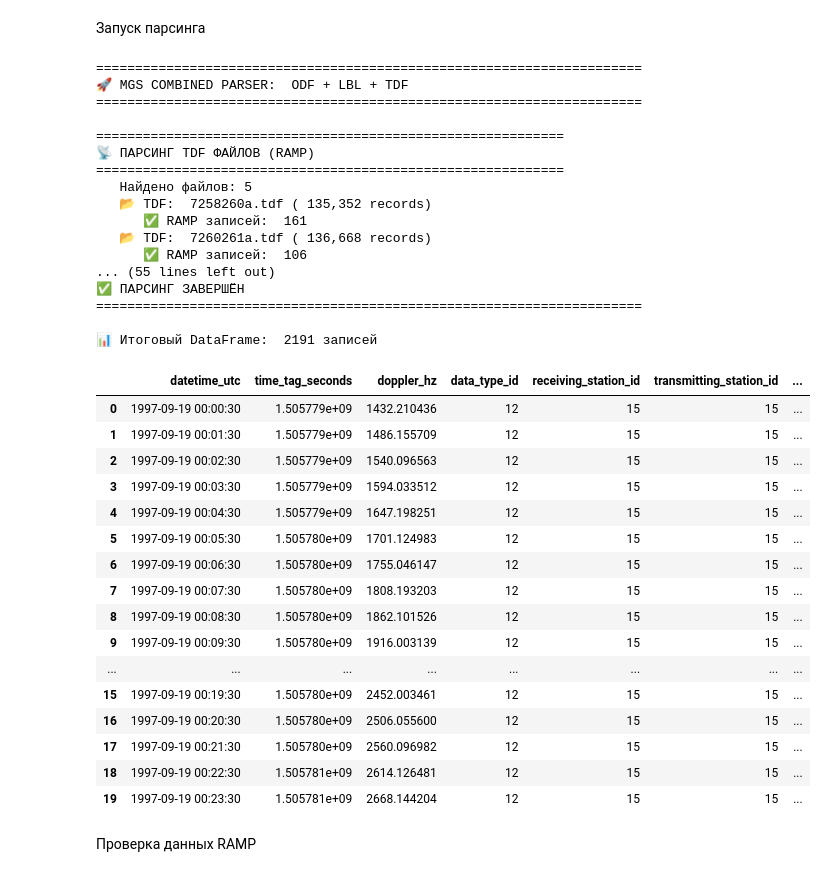
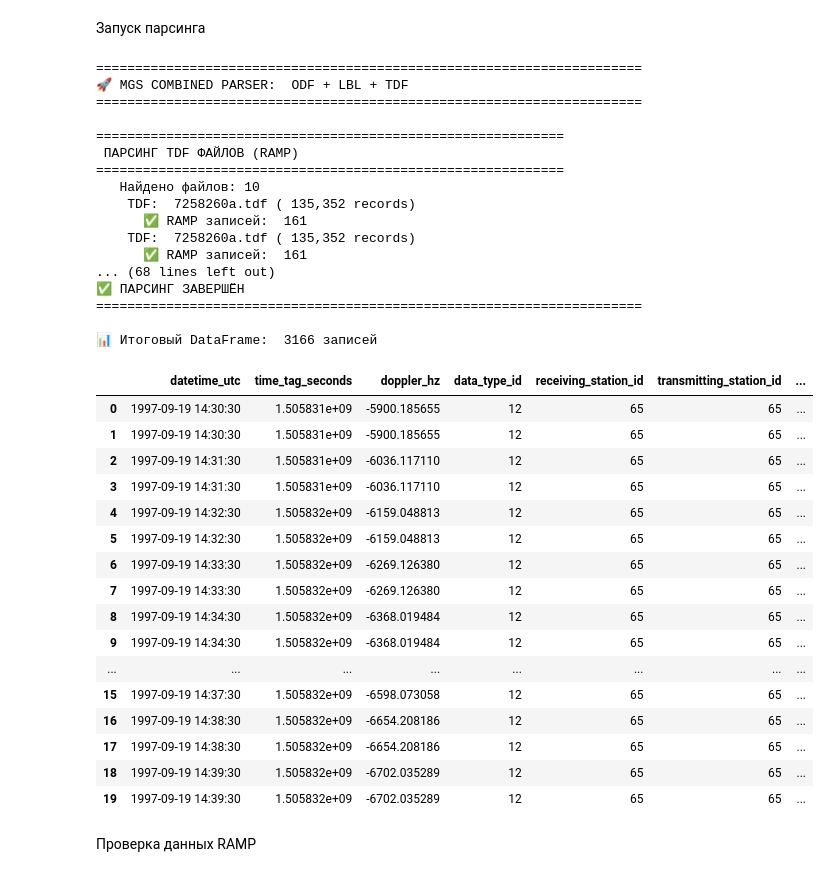
Before and after one commit to nikitakozmin/spacecraft_orbit-clarification, a Jupyter notebook: parser.ipynb, the cells around one changed output. Cells and saved outputs as stored; diff of their text form; code cells hidden in the pictures.

```diff
--- a/parser.ipynb
+++ b/parser.ipynb
@@ -568,56 +568,58 @@ parser = MGSCombinedParser(verbose=True)
 
 # Папки с данными
 ODF_FOLDER = "input_data"        # ODF и LBL файлы
 TDF_FOLDER = "input_data"        # TDF файлы (можно ту же папку)
 OUTPUT_FILE = "output_data/mgs_doppler_with_ramp.csv"
 
 # Парсим всё!
 # date_filter=(19, 20) — берём только 19-20 сентября
 df_result = parser.parse_all(
     odf_folder=ODF_FOLDER,
     tdf_folder=TDF_FOLDER,
     date_filter=(19, 20),  # Ваши даты
+    hour_start_first_day=14,
+    minute_start_first_hour=30,
     output_file=OUTPUT_FILE
 )
 
 # Смотрим результат
 print(f"\n📊 Итоговый DataFrame:  {len(df_result)} записей")
 display(df_result. head(20))
 # %% [output]
 ======================================================================
 🚀 MGS COMBINED PARSER:  ODF + LBL + TDF
 ======================================================================
 
 ============================================================
-📡 ПАРСИНГ TDF ФАЙЛОВ (RAMP)
+ ПАРСИНГ TDF ФАЙЛОВ (RAMP)
 ============================================================
-   Найдено файлов: 5
-   📂 TDF:  7258260a.tdf ( 135,352 records)
+   Найдено файлов: 10
+    TDF:  7258260a.tdf ( 135,352 records)
       ✅ RAMP записей:  161
-   📂 TDF:  7260261a.tdf ( 136,668 records)
-      ✅ RAMP записей:  106
-... (55 lines left out)
+    TDF:  7258260a.tdf ( 135,352 records)
+      ✅ RAMP записей:  161
+... (68 lines left out)
 ✅ ПАРСИНГ ЗАВЕРШЁН
 ======================================================================
 
-📊 Итоговый DataFrame:  2191 записей
+📊 Итоговый DataFrame:  3166 записей
 |  | datetime_utc | time_tag_seconds | doppler_hz | data_type_id | receiving_station_id | transmitting_station_id | ... |
-| 0 | 1997-09-19 00:00:30 | 1.505779e+09 | 1432.210436 | 12 | 15 | 15 | ... |
-| 1 | 1997-09-19 00:01:30 | 1.505779e+09 | 1486.155709 | 12 | 15 | 15 | ... |
-| 2 | 1997-09-19 00:02:30 | 1.505779e+09 | 1540.096563 | 12 | 15 | 15 | ... |
-| 3 | 1997-09-19 00:03:30 | 1.505779e+09 | 1594.033512 | 12 | 15 | 15 | ... |
-| 4 | 1997-09-19 00:04:30 | 1.505779e+09 | 1647.198251 | 12 | 15 | 15 | ... |
-| 5 | 1997-09-19 00:05:30 | 1.505780e+09 | 1701.124983 | 12 | 15 | 15 | ... |
-| 6 | 1997-09-19 00:06:30 | 1.505780e+09 | 1755.046147 | 12 | 15 | 15 | ... |
-| 7 | 1997-09-19 00:07:30 | 1.505780e+09 | 1808.193203 | 12 | 15 | 15 | ... |
-| 8 | 1997-09-19 00:08:30 | 1.505780e+09 | 1862.101526 | 12 | 15 | 15 | ... |
-| 9 | 1997-09-19 00:09:30 | 1.505780e+09 | 1916.003139 | 12 | 15 | 15 | ... |
+| 0 | 1997-09-19 14:30:30 | 1.505831e+09 | -5900.185655 | 12 | 65 | 65 | ... |
+| 1 | 1997-09-19 14:30:30 | 1.505831e+09 | -5900.185655 | 12 | 65 | 65 | ... |
+| 2 | 1997-09-19 14:31:30 | 1.505831e+09 | -6036.117110 | 12 | 65 | 65 | ... |
+| 3 | 1997-09-19 14:31:30 | 1.505831e+09 | -6036.117110 | 12 | 65 | 65 | ... |
+| 4 | 1997-09-19 14:32:30 | 1.505832e+09 | -6159.048813 | 12 | 65 | 65 | ... |
+| 5 | 1997-09-19 14:32:30 | 1.505832e+09 | -6159.048813 | 12 | 65 | 65 | ... |
+| 6 | 1997-09-19 14:33:30 | 1.505832e+09 | -6269.126380 | 12 | 65 | 65 | ... |
+| 7 | 1997-09-19 14:33:30 | 1.505832e+09 | -6269.126380 | 12 | 65 | 65 | ... |
+| 8 | 1997-09-19 14:34:30 | 1.505832e+09 | -6368.019484 | 12 | 65 | 65 | ... |
+| 9 | 1997-09-19 14:34:30 | 1.505832e+09 | -6368.019484 | 12 | 65 | 65 | ... |
 | ... | ... | ... | ... | ... | ... | ... | ... |
-| 15 | 1997-09-19 00:19:30 | 1.505780e+09 | 2452.003461 | 12 | 15 | 15 | ... |
-| 16 | 1997-09-19 00:20:30 | 1.505780e+09 | 2506.055600 | 12 | 15 | 15 | ... |
-| 17 | 1997-09-19 00:21:30 | 1.505780e+09 | 2560.096982 | 12 | 15 | 15 | ... |
-| 18 | 1997-09-19 00:22:30 | 1.505781e+09 | 2614.126481 | 12 | 15 | 15 | ... |
-| 19 | 1997-09-19 00:23:30 | 1.505781e+09 | 2668.144204 | 12 | 15 | 15 | ... |
+| 15 | 1997-09-19 14:37:30 | 1.505832e+09 | -6598.073058 | 12 | 65 | 65 | ... |
+| 16 | 1997-09-19 14:38:30 | 1.505832e+09 | -6654.208186 | 12 | 65 | 65 | ... |
+| 17 | 1997-09-19 14:38:30 | 1.505832e+09 | -6654.208186 | 12 | 65 | 65 | ... |
+| 18 | 1997-09-19 14:39:30 | 1.505832e+09 | -6702.035289 | 12 | 65 | 65 | ... |
+| 19 | 1997-09-19 14:39:30 | 1.505832e+09 | -6702.035289 | 12 | 65 | 65 | ... |
 # %% [markdown]
 Проверка данных RAMP
 # %%
```
Also changed, not shown: parts of 4 cells of this notebook.
